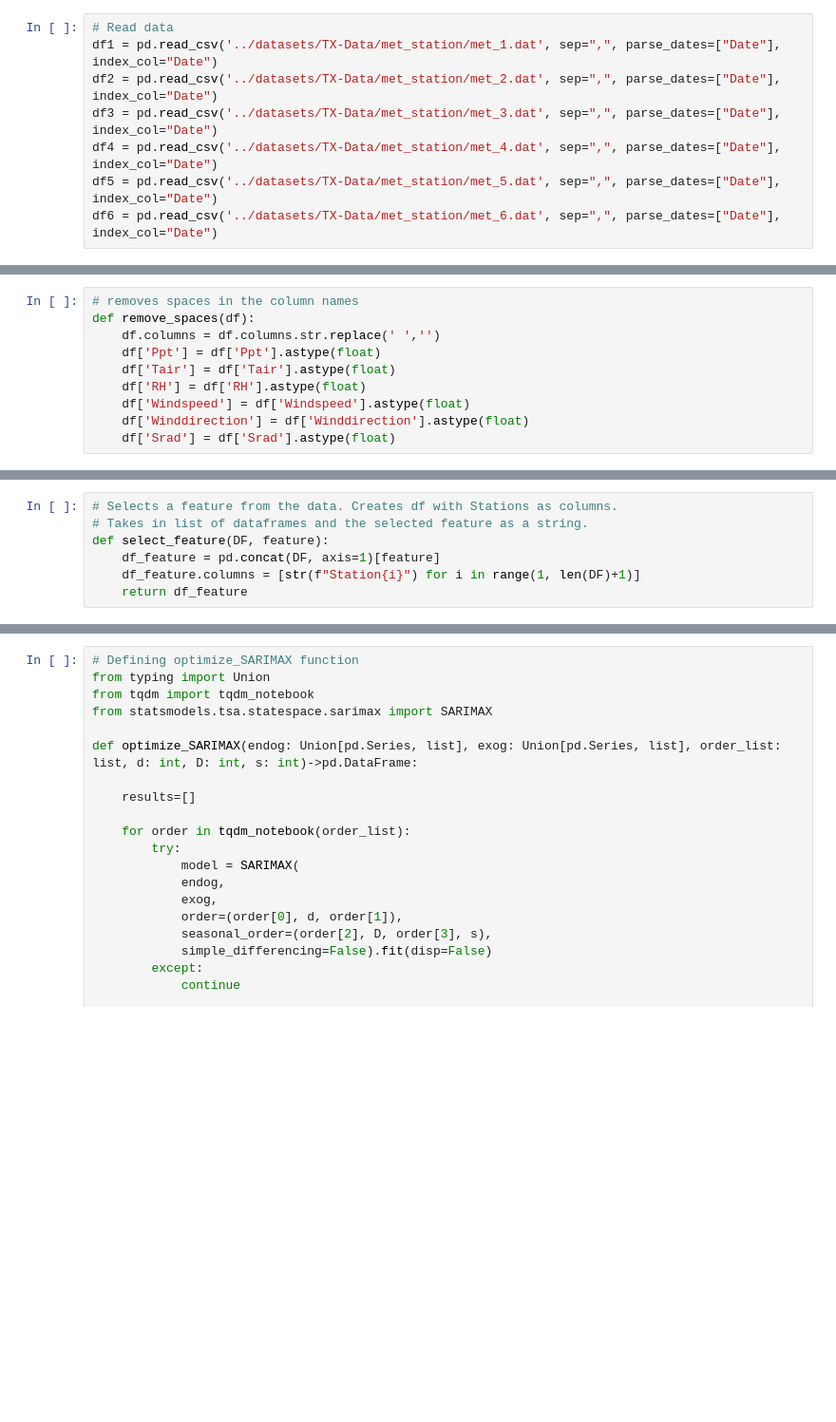
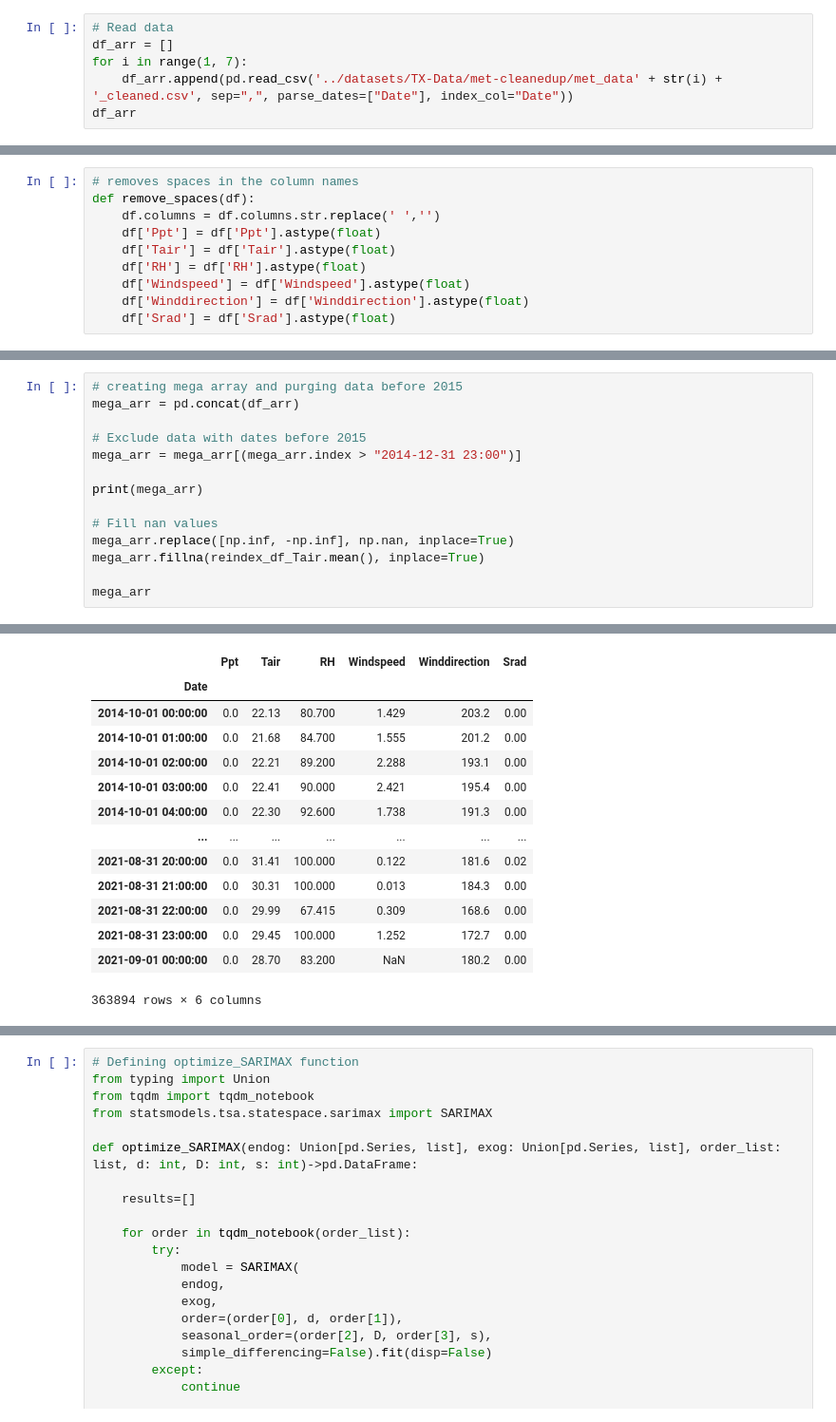
Before and after one commit to kiat/tx-soil-moisture, a Jupyter notebook: notebook/Tair-SARIMA-Model(Unfinished).ipynb, the cells around one changed output, grey strips where cells are left out. Shown at 95% size. Drawn from its saved outputs; the diff is of its cells as text; blank space fills up the shorter version.

```diff
--- a/notebook/Tair-SARIMA-Model(Unfinished).ipynb
+++ b/notebook/Tair-SARIMA-Model(Unfinished).ipynb
@@ -26,9 +26,7 @@ plt.rcParams['figure.figsize'] = [20, 10]
 %matplotlib inline
 # %%
 # Read data
-df1 = pd.read_csv('../datasets/TX-Data/met_station/met_1.dat', sep=",", parse_dates=["Date"], index_col="Date")
-df2 = pd.read_csv('../datasets/TX-Data/met_station/met_2.dat', sep=",", parse_dates=["Date"], index_col="Date")
-df3 = pd.read_csv('../datasets/TX-Data/met_station/met_3.dat', sep=",", parse_dates=["Date"], index_col="Date")
-df4 = pd.read_csv('../datasets/TX-Data/met_station/met_4.dat', sep=",", parse_dates=["Date"], index_col="Date")
-df5 = pd.read_csv('../datasets/TX-Data/met_station/met_5.dat', sep=",", parse_dates=["Date"], index_col="Date")
-df6 = pd.read_csv('../datasets/TX-Data/met_station/met_6.dat', sep=",", parse_dates=["Date"], index_col="Date")
+df_arr = []
+for i in range(1, 7):
+    df_arr.append(pd.read_csv('../datasets/TX-Data/met-cleanedup/met_data' + str(i) + '_cleaned.csv', sep=",", parse_dates=["Date"], index_col="Date"))
+df_arr
@@ -53,7 +101,15 @@ for df in DF:
 # %%
-# Selects a feature from the data. Creates df with Stations as columns.
-# Takes in list of dataframes and the selected feature as a string.
-def select_feature(DF, feature):
-    df_feature = pd.concat(DF, axis=1)[feature]
-    df_feature.columns = [str(f"Station{i}") for i in range(1, len(DF)+1)]
-    return df_feature
+# creating mega array and purging data before 2015
+mega_arr = pd.concat(df_arr)
+
+# Exclude data with dates before 2015
+mega_arr = mega_arr[(mega_arr.index > "2014-12-31 23:00")]
+
+print(mega_arr)
+
+# Fill nan values
+mega_arr.replace([np.inf, -np.inf], np.nan, inplace=True)
+mega_arr.fillna(reindex_df_Tair.mean(), inplace=True)
+
+mega_arr
+# %% [output]
@@ -60 +131,15 @@ def select_feature(DF, feature):
+|  | Ppt | Tair | RH | Windspeed | Winddirection | Srad |
+| Date |  |  |  |  |  |  |
+| 2014-10-01 00:00:00 | 0.0 | 22.13 | 80.700 | 1.429 | 203.2 | 0.00 |
+| 2014-10-01 01:00:00 | 0.0 | 21.68 | 84.700 | 1.555 | 201.2 | 0.00 |
+| 2014-10-01 02:00:00 | 0.0 | 22.21 | 89.200 | 2.288 | 193.1 | 0.00 |
+| 2014-10-01 03:00:00 | 0.0 | 22.41 | 90.000 | 2.421 | 195.4 | 0.00 |
+| 2014-10-01 04:00:00 | 0.0 | 22.30 | 92.600 | 1.738 | 191.3 | 0.00 |
+| ... | ... | ... | ... | ... | ... | ... |
+| 2021-08-31 20:00:00 | 0.0 | 31.41 | 100.000 | 0.122 | 181.6 | 0.02 |
+| 2021-08-31 21:00:00 | 0.0 | 30.31 | 100.000 | 0.013 | 184.3 | 0.00 |
+| 2021-08-31 22:00:00 | 0.0 | 29.99 | 67.415 | 0.309 | 168.6 | 0.00 |
+| 2021-08-31 23:00:00 | 0.0 | 29.45 | 100.000 | 1.252 | 172.7 | 0.00 |
+| 2021-09-01 00:00:00 | 0.0 | 28.70 | 83.200 | NaN | 180.2 | 0.00 |
+363894 rows × 6 columns
 # %%
```
Also changed, not shown: parts of 29 cells of this notebook.
